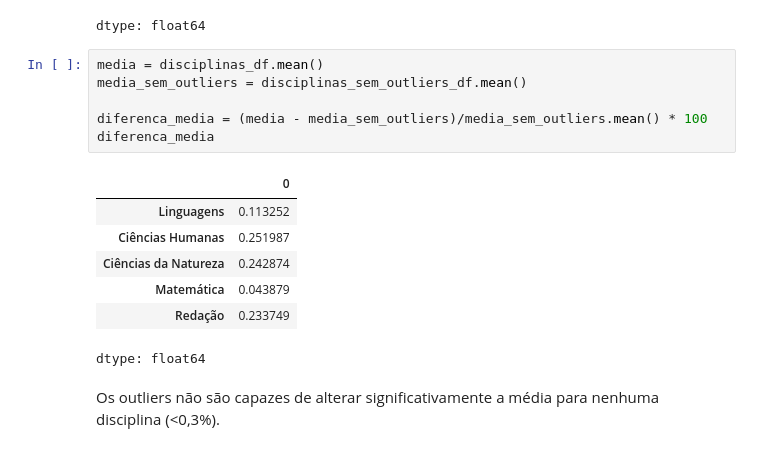
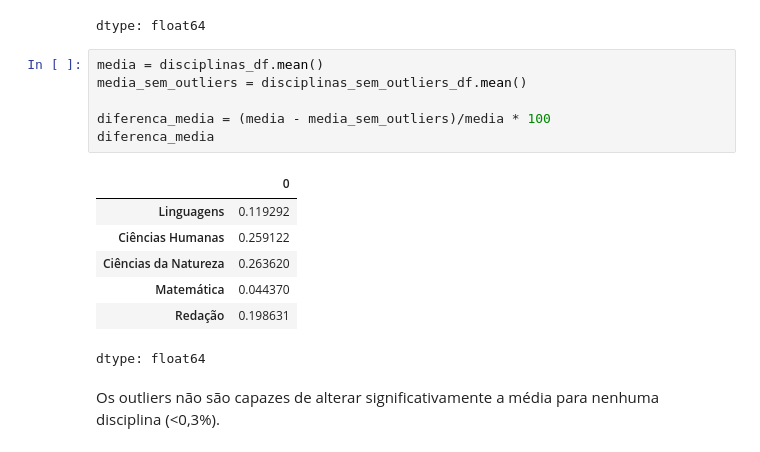
Before and after one commit to fiofana/bootcamp-data-analytics, a Jupyter notebook: stats/Exercicio_Estatistica_1.ipynb, the cells around one changed output. Drawn from its saved outputs; the diff is of its cells as text.

```diff
--- a/stats/Exercicio_Estatistica_1.ipynb
+++ b/stats/Exercicio_Estatistica_1.ipynb
@@ -308,16 +308,16 @@ dtype: float64
 # %%
 media = disciplinas_df.mean()
 media_sem_outliers = disciplinas_sem_outliers_df.mean()
 
-diferenca_media = (media - media_sem_outliers)/media_sem_outliers.mean() * 100
+diferenca_media = (media - media_sem_outliers)/media * 100
 diferenca_media
 # %% [output]
 |  | 0 |
-| Linguagens | 0.113252 |
-| Ciências Humanas | 0.251987 |
-| Ciências da Natureza | 0.242874 |
-| Matemática | 0.043879 |
-| Redação | 0.233749 |
+| Linguagens | 0.119292 |
+| Ciências Humanas | 0.259122 |
+| Ciências da Natureza | 0.263620 |
+| Matemática | 0.044370 |
+| Redação | 0.198631 |
 dtype: float64
 # %% [markdown]
 Os outliers não são capazes de alterar significativamente a média para nenhuma disciplina (<0,3%).
```
Also changed, not shown: parts of 10 cells of this notebook.
